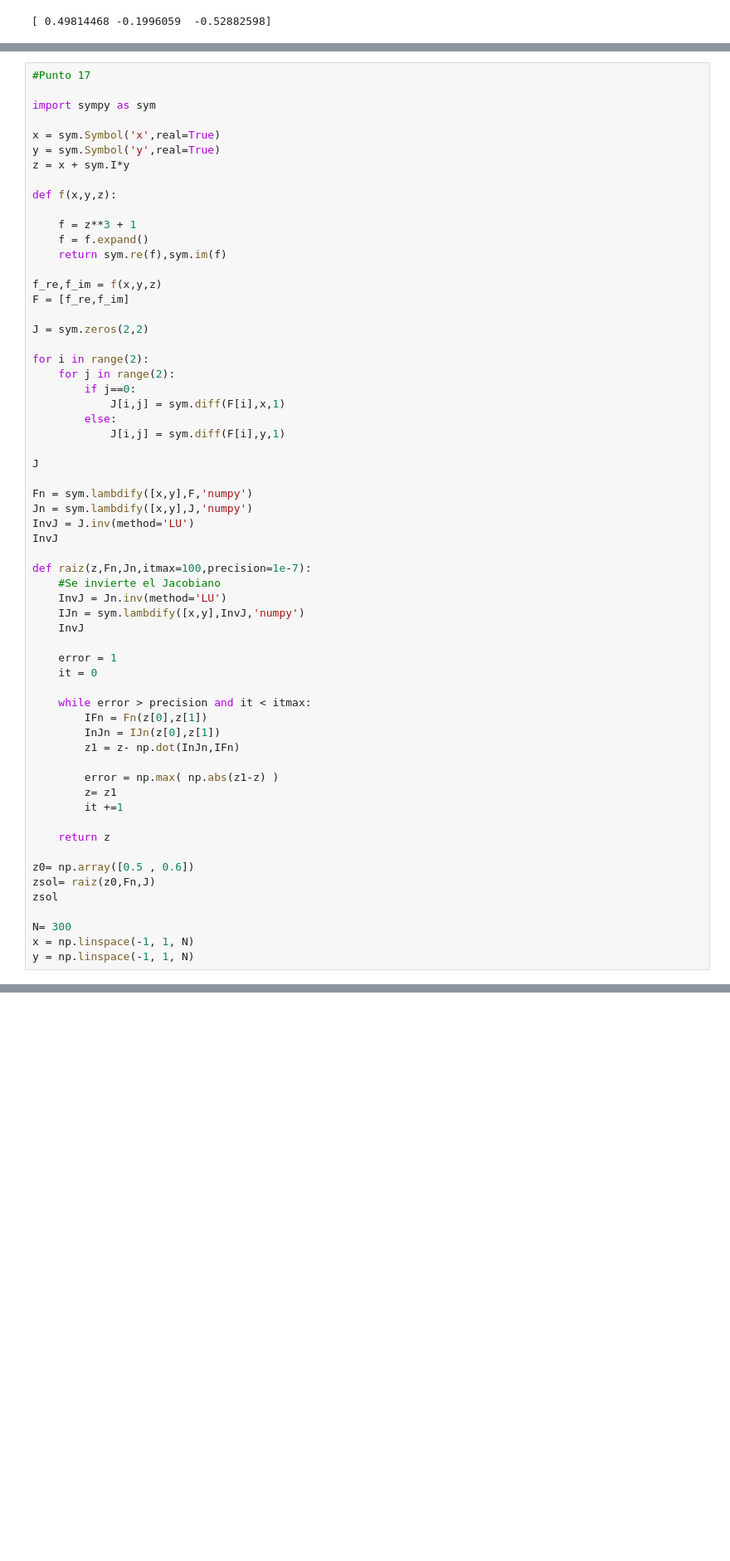
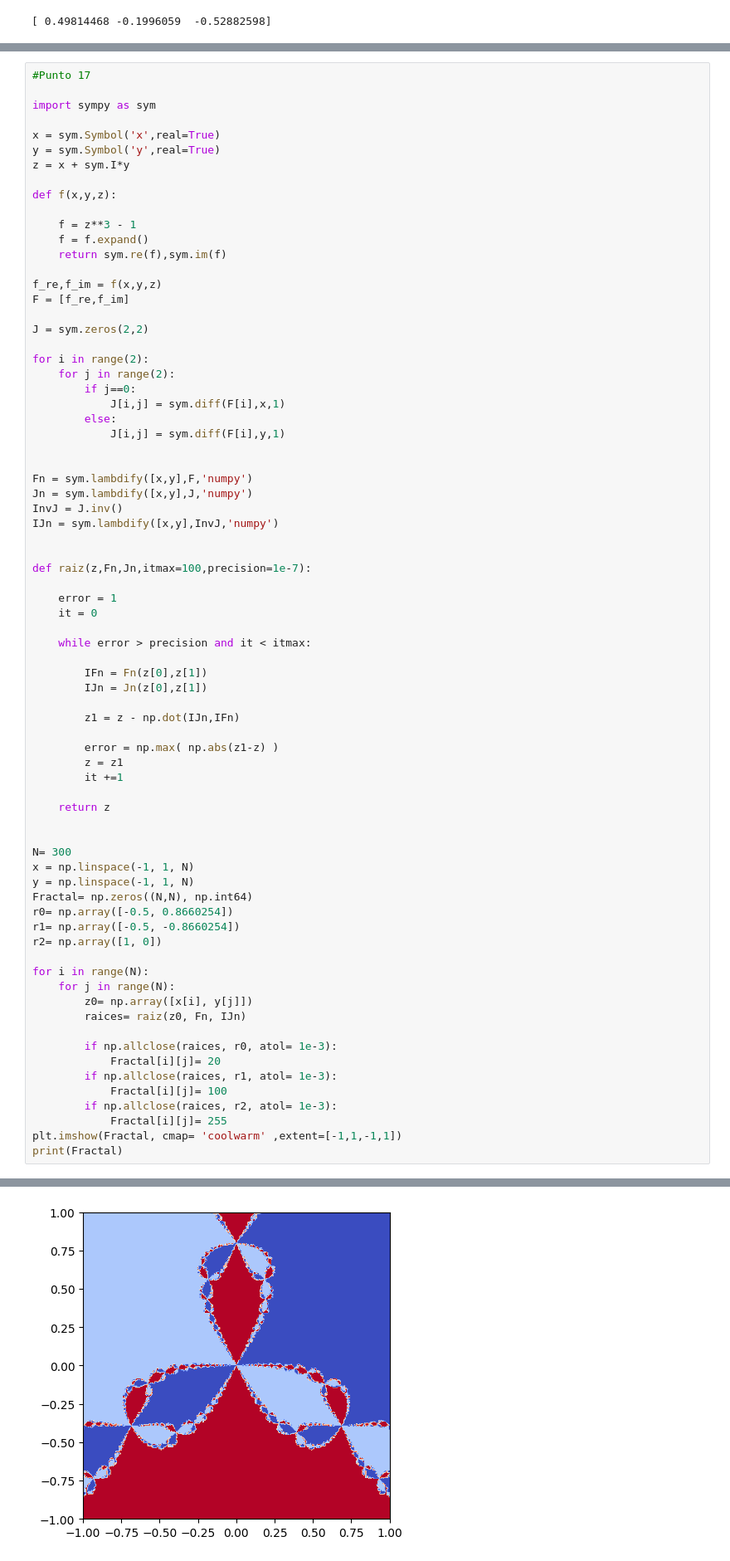
Before and after one commit to angiedch/MetodosI_AngieChiquillo_SantiagoGuataquira, a Jupyter notebook: Parcial 3/Parcial 3.ipynb, the cells around one changed output, grey strips where cells are left out. Shown: that part at 83% size. Cells and saved outputs as stored; diff of their text form; blank space fills up the shorter version.

```diff
--- a/Parcial 3/Parcial 3.ipynb
+++ b/Parcial 3/Parcial 3.ipynb
@@ -287,7 +295,7 @@ z = x + sym.I*y
 
 def f(x,y,z):
 
-    f = z**3 + 1
+    f = z**3 - 1
     f = f.expand()
     return sym.re(f),sym.im(f)
 
@@ -303,37 +311,51 @@ for i in range(2):
         else:
             J[i,j] = sym.diff(F[i],y,1)
 
-J
 
 Fn = sym.lambdify([x,y],F,'numpy')
 Jn = sym.lambdify([x,y],J,'numpy')
-InvJ = J.inv(method='LU')
-InvJ
+InvJ = J.inv()
+IJn = sym.lambdify([x,y],InvJ,'numpy')
+
 
 def raiz(z,Fn,Jn,itmax=100,precision=1e-7):
-    #Se invierte el Jacobiano
-    InvJ = Jn.inv(method='LU')
-    IJn = sym.lambdify([x,y],InvJ,'numpy')
-    InvJ
 
     error = 1
     it = 0
 
     while error > precision and it < itmax:
+
         IFn = Fn(z[0],z[1])
-        InJn = IJn(z[0],z[1])
-        z1 = z- np.dot(InJn,IFn)
+        IJn = Jn(z[0],z[1])
+
+        z1 = z - np.dot(IJn,IFn)
 
         error = np.max( np.abs(z1-z) )
-        z= z1
+        z = z1
         it +=1
 
     return z
 
-z0= np.array([0.5 , 0.6])
-zsol= raiz(z0,Fn,J)
-zsol
 
 N= 300
 x = np.linspace(-1, 1, N)
 y = np.linspace(-1, 1, N)
+Fractal= np.zeros((N,N), np.int64)
+r0= np.array([-0.5, 0.8660254])
+r1= np.array([-0.5, -0.8660254])
+r2= np.array([1, 0])
+
+for i in range(N):
+    for j in range(N):
+        z0= np.array([x[i], y[j]])
+        raices= raiz(z0, Fn, IJn)
+
+        if np.allclose(raices, r0, atol= 1e-3):
+            Fractal[i][j]= 20
+        if np.allclose(raices, r1, atol= 1e-3):
+            Fractal[i][j]= 100
+        if np.allclose(raices, r2, atol= 1e-3):
+            Fractal[i][j]= 255
+plt.imshow(Fractal, cmap= 'coolwarm' ,extent=[-1,1,-1,1])
+print(Fractal)
+# %% [output]
@@ -339,0 +369 @@ y = np.linspace(-1, 1, N)
+[figure, added]
```
Also changed, not shown: parts of 6 cells of this notebook.
